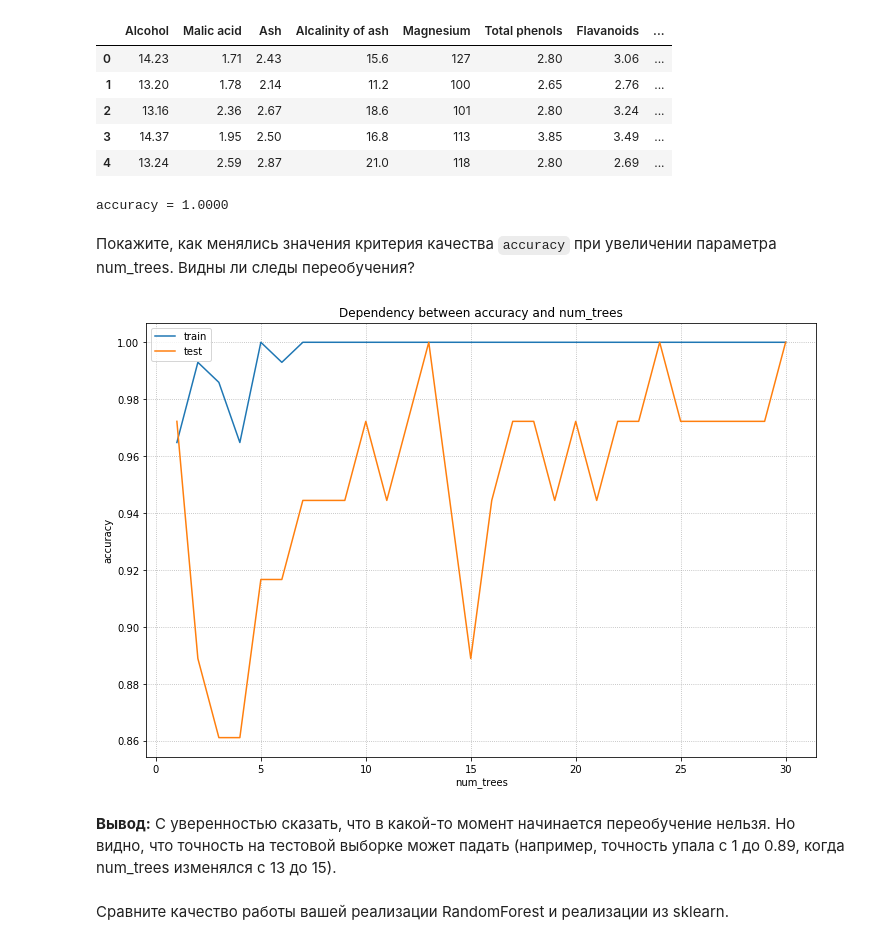
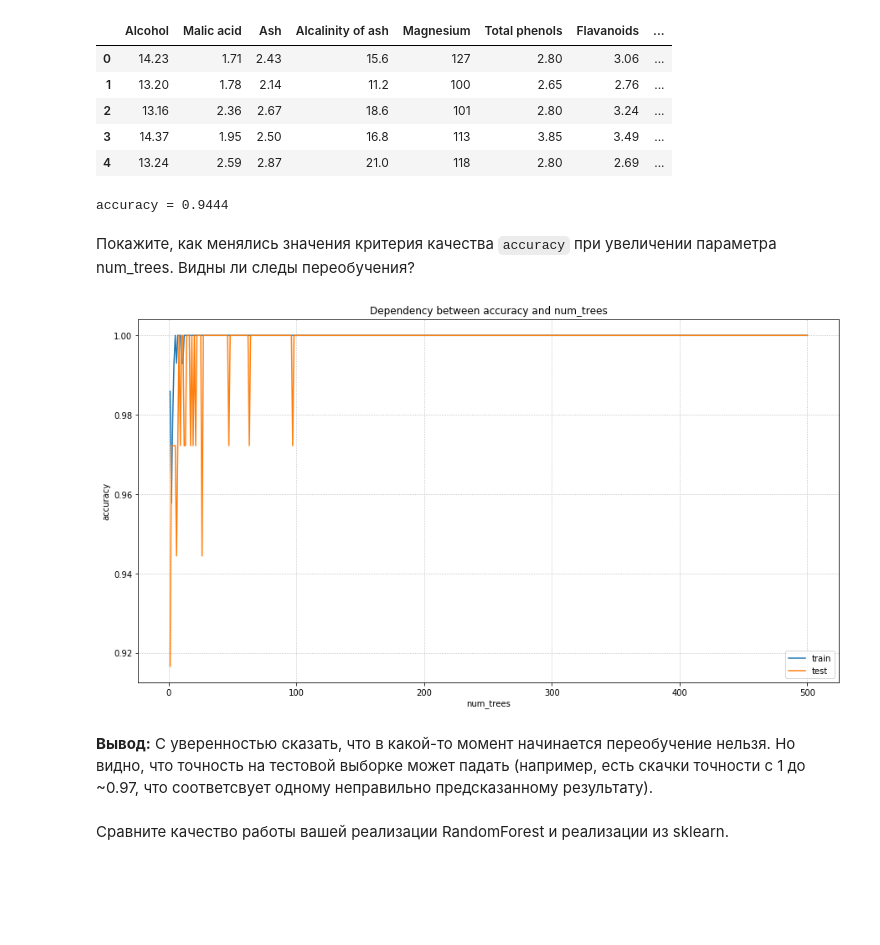
Before and after one commit to svinkapeppa/ML_1, a Jupyter notebook: hw3/main.ipynb, the cells around one changed output. Drawn from its saved outputs; the diff is of its cells as text; code cells hidden in the pictures; blank space fills up the shorter version.

```diff
--- a/hw3/main.ipynb
+++ b/hw3/main.ipynb
@@ -99,12 +121,12 @@ class RandomForest(BaseEstimator, ClassifierMixin):
         return self
 
     def predict(self, X_test):
-        y_pred = np.zeros(X_test.shape[0])
+        y_pred = []
 
         for tree in self.trees:
-            y_pred += tree.predict(X_test)
+            y_pred += [tree.predict(X_test)]
 
-        return np.around(y_pred / self.num_trees)
+        return np.array([np.argmax(np.bincount(column)) for column in np.array(y_pred).T])
 # %% [markdown]
 ### Тестирование (15%)
 # %% [markdown]
@@ -137,32 +159,32 @@ rf.fit(X_train, y_train)
 accuracy = accuracy_score(rf.predict(X_test), y_test)
 print('accuracy = {:.4f}'.format(accuracy))
 # %% [output]
-accuracy = 1.0000
+accuracy = 0.9444
 # %% [markdown]
 Покажите, как менялись значения критерия качества `accuracy` при увеличении параметра num_trees. Видны ли следы переобучения?
 # %%
 train_accuracy = []
 test_accuracy = []
 
-for i in range(1, 31):
-    rf = RandomForest(i, max_features='sqrt')
+for i in range(1, 501):
+    rf = RandomForest(i, max_depth=10, max_features='sqrt')
     rf = rf.fit(X_train, y_train)
     train_accuracy += [accuracy_score(rf.predict(X_train), y_train)]
     test_accuracy += [accuracy_score(rf.predict(X_test), y_test)]
 
-plt.figure(figsize=(12,8))
-plt.plot(range(1, 31), train_accuracy, label='train')
-plt.plot(range(1, 31), test_accuracy, label='test')
+plt.figure(figsize=(15,8))
+plt.plot(range(1, 501), train_accuracy, label='train')
+plt.plot(range(1, 501), test_accuracy, label='test')
 plt.xlabel('num_trees')
 plt.ylabel('accuracy')
 plt.grid(ls=':')
 plt.legend(loc='best')
 plt.title('Dependency between accuracy and num_trees')
 plt.show()
 # %% [output]
-[figure, old version]
+[figure, new version]
 # %% [markdown]
-**Вывод:** С уверенностью сказать, что в какой-то момент начинается переобучение нельзя. Но видно, что точность на тестовой выборке может падать (например, точность упала с 1 до 0.89, когда num_trees изменялся с 13 до 15).
+**Вывод:** С уверенностью сказать, что в какой-то момент начинается переобучение нельзя. Но видно, что точность на тестовой выборке может падать (например, есть скачки точности с 1 до ~0.97, что соответсвует одному неправильно предсказанному результату).
 # %% [markdown]
 Сравните качество работы вашей реализации RandomForest и реализации из sklearn.
 # %%
```
Also changed, not shown: parts of 15 cells of this notebook, 3 other files.
